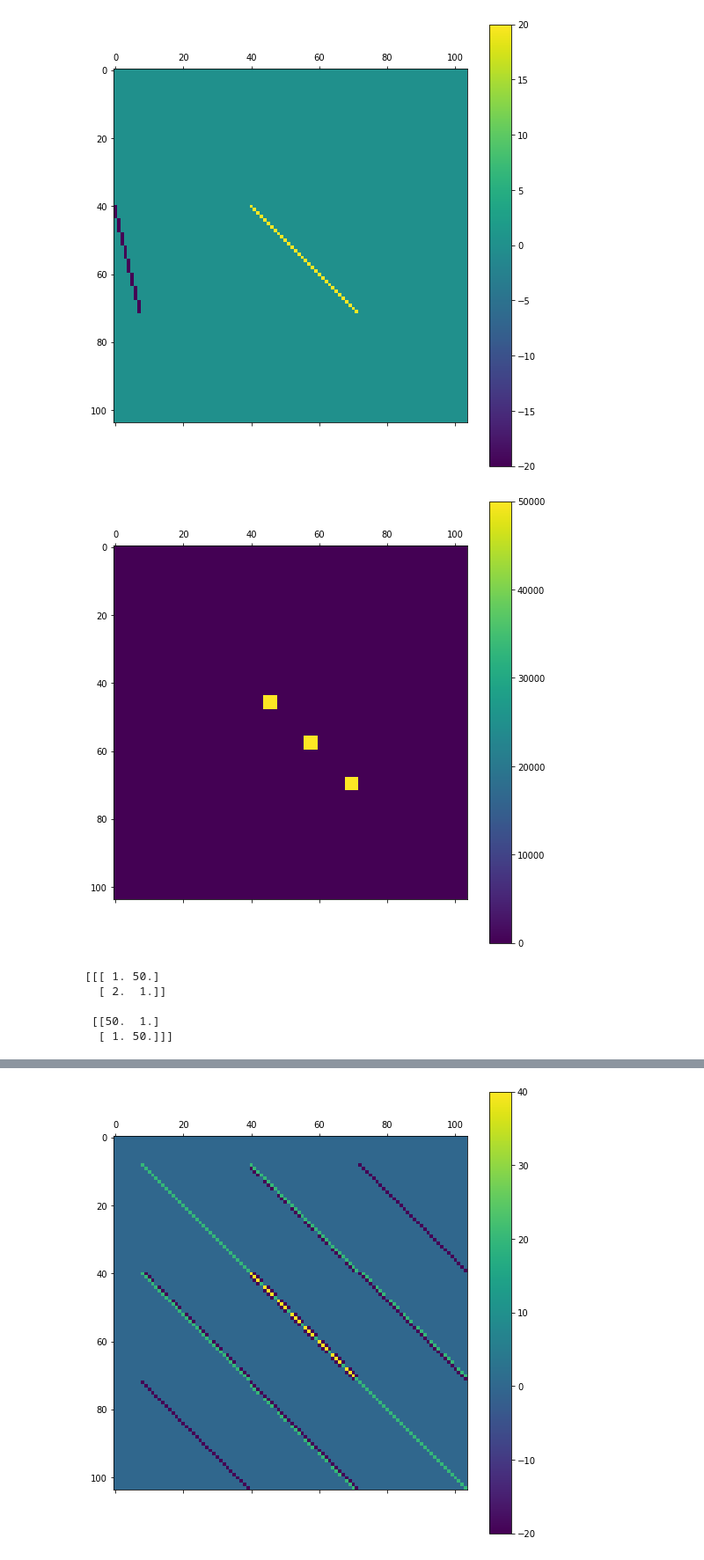
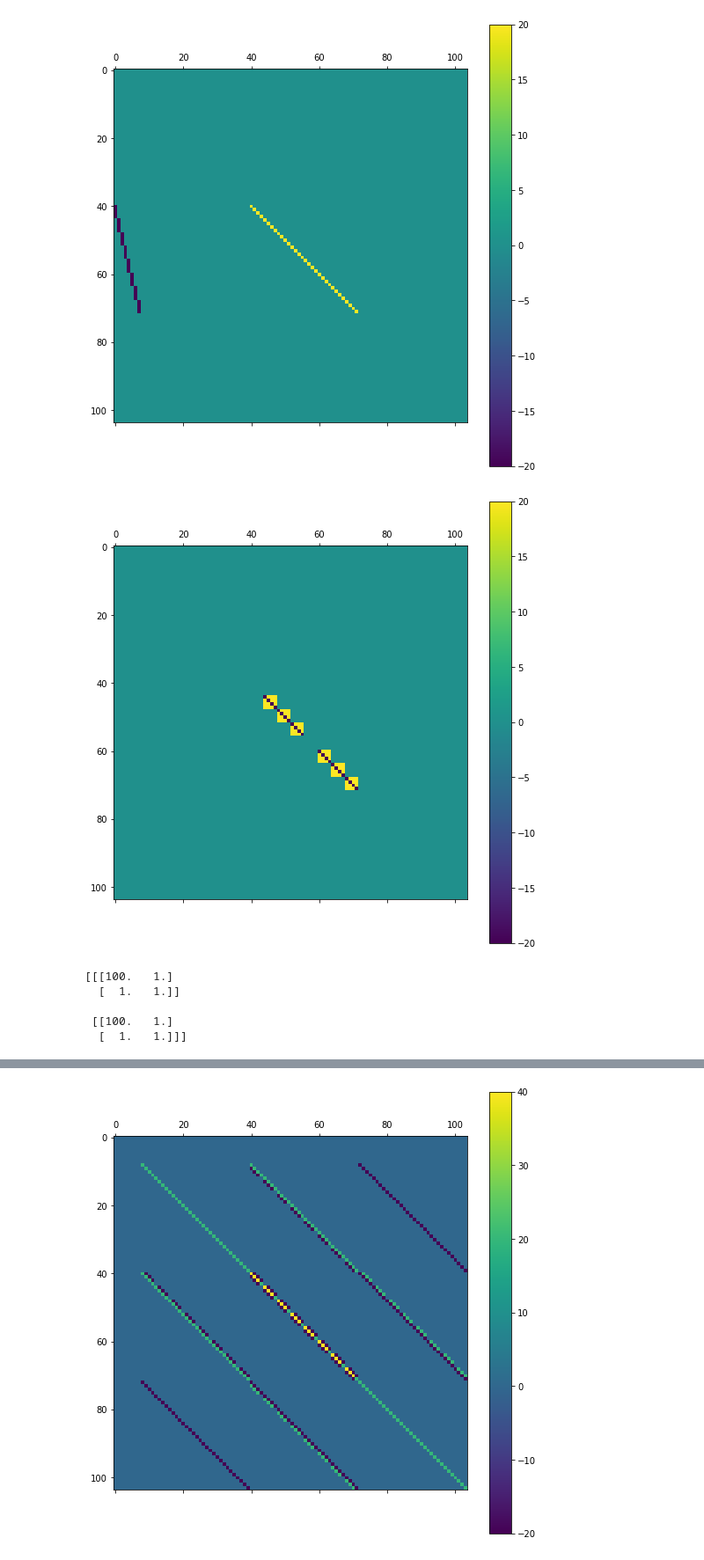
Before and after one commit to djzts/UoH_code, a Jupyter notebook: Wenlu/Final_algorithm_simplified.ipynb, the cells around one changed output, grey strips where cells are left out. Shown at 88% size. Drawn from its saved outputs; the diff is of its cells as text; code cells hidden in the pictures.

```diff
--- a/Wenlu/Final_algorithm_simplified.ipynb
+++ b/Wenlu/Final_algorithm_simplified.ipynb
@@ -34,7 +34,7 @@ print(Data_input_type)
 VM_DP_time = VM_Data_processing_time(Data_input, Data_input_type , VM_speed)
 #print(np.shape(VM_DP_time),np.shape( Data_input_type),np.shape(VM_speed))
 modified_VM_DP_time =np.copy(VM_DP_time)
-modified_VM_DP_time[np.isinf(modified_VM_DP_time)]=50
+modified_VM_DP_time[np.isinf(modified_VM_DP_time)]=100
 # %%
 print(VM_DP_time)
 print(modified_VM_DP_time)
@@ -76,7 +76,7 @@ show_graph(QUBO_0)
 # %% [output]
 [figure]
 # %%
-#C1
+#C1 line(3)
 P1 = np.ones((I,J)) * P
 QUBO_1 = np.zeros_like(QUBO_init)
 for i in range(I):
@@ -84,12 +84,11 @@ for i in range(I):
         V_ij_k, _ = np.where(VM_type == Data_input_type[i,j])
         index_matched = [];
         for machine in V_ij_k:
-            for t in range(T_max):
-                index_matched.append(position_dictionary['x_%d%d%d'%(i,j,machine)])
-        #print(index_matched)
+            index_matched.append(position_dictionary['x_%d%d%d'%(i,j,machine)])
+        print(V_ij_k)
         x_matched = np.zeros(Total)
         x_matched[np.array(index_matched)] = 1
-        QUBO_1 += P1[i,j]*np.outer(x_matched,x_matched)
+        QUBO_1 += P1[i,j]* (1 * np.outer(x_matched,x_matched) - 2*np.diag(x_matched))
 
 show_graph(QUBO_1)
 # %% [output]
@@ -155,31 +158,32 @@ show_graph(QUBO_4)
 # %% [output]
 [figure]
 # %%
-#C5
+#C5 line(7)
 P5 = np.ones((I,J,N)) * P
 QUBO_5 = np.zeros_like(QUBO_init)
 for i in range(I):
     for j in range(J):
-        for m in range(N):
+        V_ij_k, _ = np.where(VM_type == Data_input_type[i,j])
+        for machine in V_ij_k:
             index_matched_y = []
             for t in range(T_max):
-                index_matched_y.append(position_dictionary['y_%d%d%d%d'%(i,j,m,t)])
+                index_matched_y.append(position_dictionary['y_%d%d%d%d'%(i,j,machine,t)])
 
             var_matched = np.zeros(Total)
             #print(modified_VM_DP_time[i,j,m] )
             #print(index_matched_y)
-            var_matched[np.array(index_matched_y)] = modified_VM_DP_time[i,j,m]
-            QUBO_5 += P5[i,j,m]*np.outer(var_matched,var_matched)
+            var_matched[np.array(index_matched_y)] = 1
+            QUBO_5 += P5[i,j,machine]*( np.outer(var_matched,var_matched) - np.diag(var_matched) - modified_VM_DP_time[i,j,machine] * np.diag(var_matched))
 
 
 show_graph(QUBO_5)
 # %% [output]
-[figure, old version]
+[figure, new version]
 # %%
 print(modified_VM_DP_time)
 # %% [output]
-[[[ 1. 50.]
-  [ 2.  1.]]
+[[[100.   1.]
+  [  1.   1.]]
 
- [[50.  1.]
-  [ 1. 50.]]]
+ [[100.   1.]
+  [  1.   1.]]]
```
Also changed, not shown: parts of 35 cells of this notebook.
